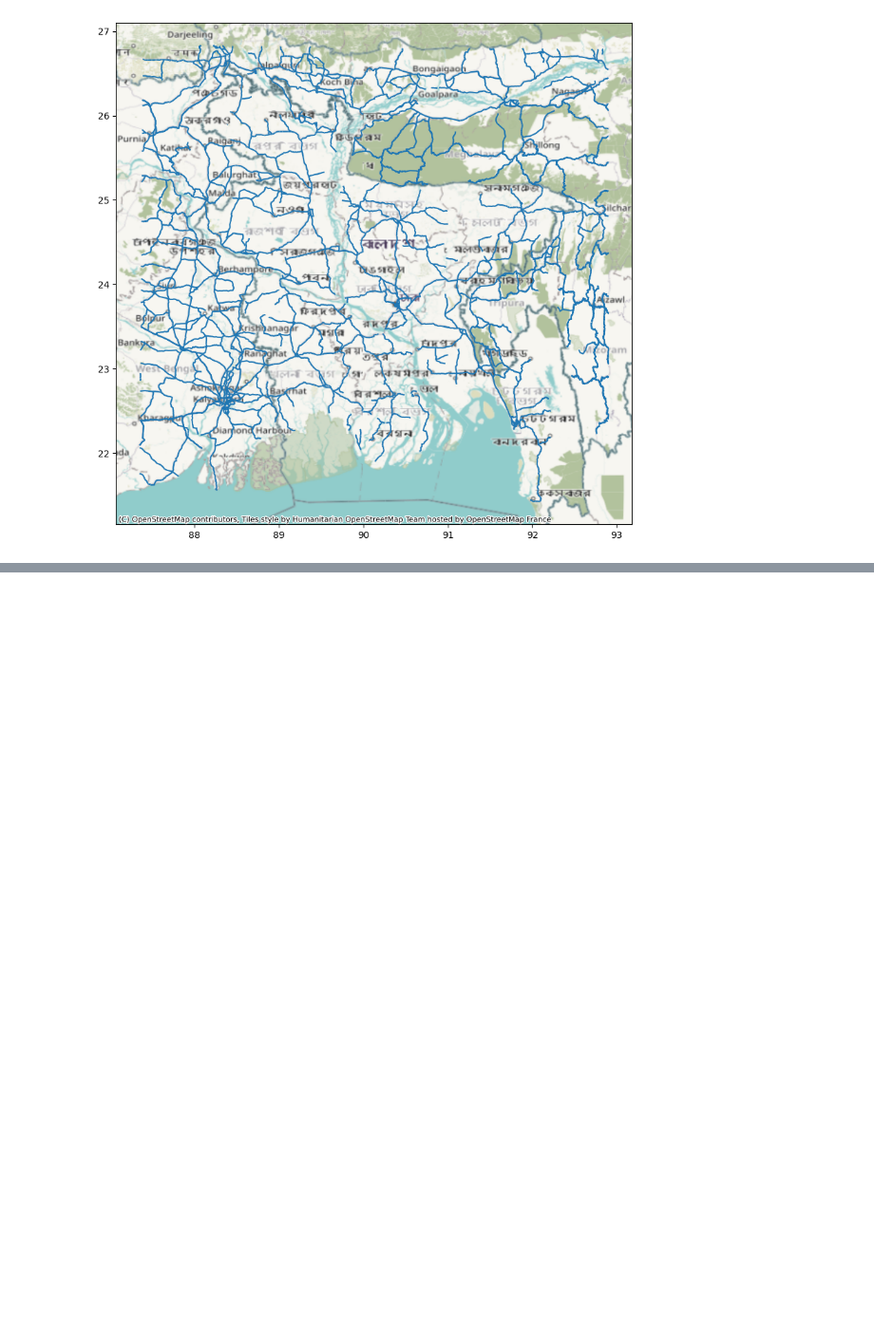
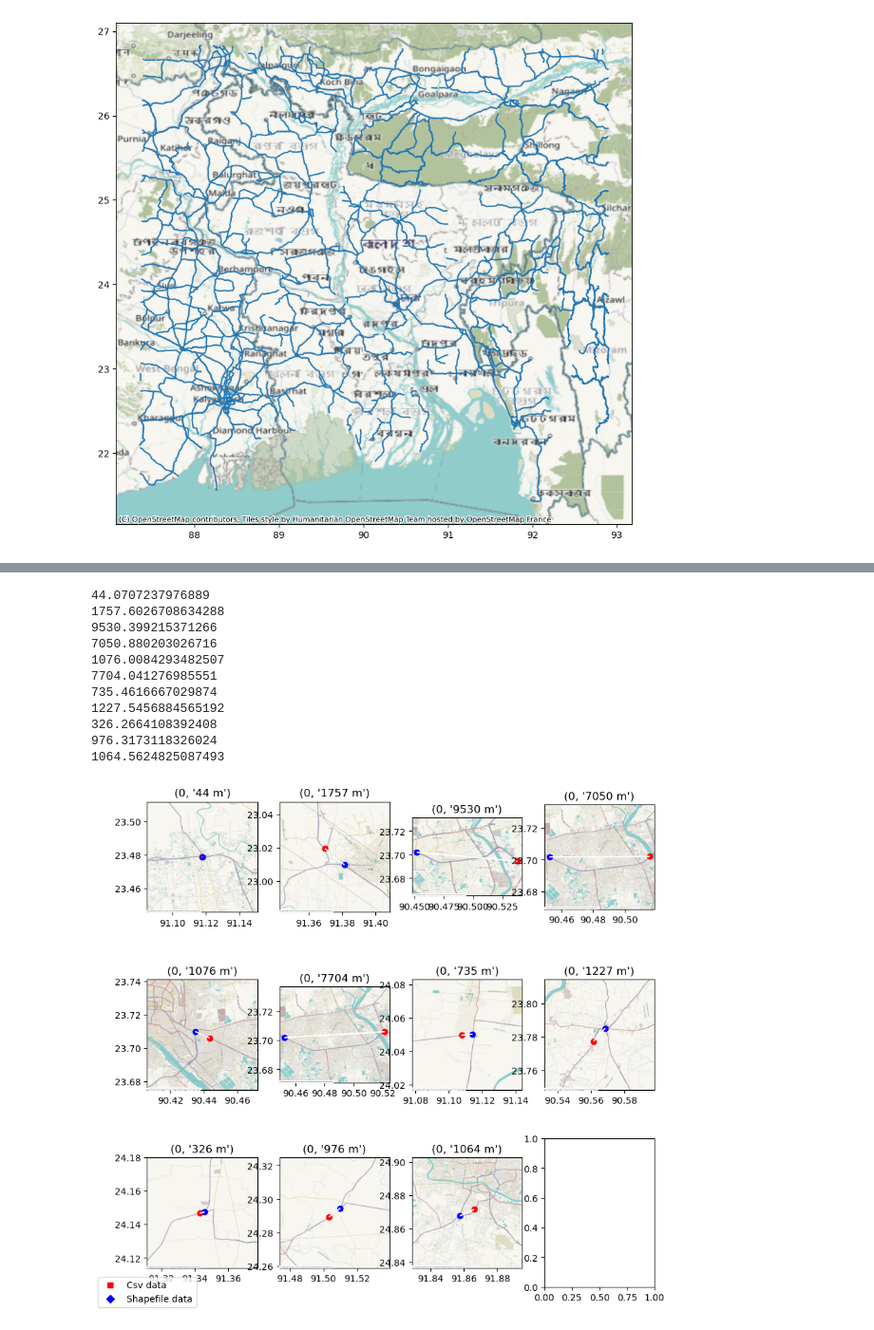
Before and after one commit to mlmoleman/EPA133a-G07-A3, a Jupyter notebook: model/Bonus_assignment.ipynb, the cells around one changed output, grey strips where cells are left out. Shown at 95% size. Drawn from its saved outputs; the diff is of its cells as text; code cells hidden in the pictures; blank space fills up the shorter version.

```diff
--- a/model/Bonus_assignment.ipynb
+++ b/model/Bonus_assignment.ipynb
@@ -60,6 +60,6 @@ df_sections
 # %%
 main_folder_path =os.path.normpath(os.getcwd() + os.sep + os.pardir)
 df_sections = pd.read_csv(main_folder_path + "/data/intersections_BONUS.csv")#pd.read_csv(main_folder_path + "\\data\\intersections_BONUS.csv")
-df_sections["geometry"]=df_sections["0"].apply(wkt.loads)
-df_sections = gpd.GeoDataFrame(df_sections,geometry="geometry", crs="EPSG:4326").drop(columns="0")
+df_sections["geometry"]=df_sections["geometry"].apply(wkt.loads)
+df_sections = gpd.GeoDataFrame(df_sections,geometry="geometry", crs="EPSG:4326")
 # df_sections
@@ -171,27 +243,47 @@ import matplotlib.lines as mlines
 
 transformer = Transformer.from_crs('EPSG:4326', 'EPSG:3857', always_xy=True)
 # %%
-fig,ax=plt.subplots(64,figsize=(10,10))
+fig,ax=plt.subplots(3,4,figsize=(10,10))
 ax =ax.flatten()
 ax_count =0
 dict_length = {}
 orginal = mlines.Line2D([], [], color='red', marker='s', ls='', label='Csv data')
 shapefile = mlines.Line2D([], [], color='blue', marker='D', ls='', label='Shapefile data')
 
 for index, pair in enumerate(final_pair):
     line = LineString([pair[0],pair[1]])
     line_length= sp_ops.transform(transformer.transform ,line).length
     print(line_length)
     gpd.GeoSeries(pair[0],crs="EPSG:4326").plot(ax=ax[index],color="red")
     gpd.GeoSeries(pair[1],crs="EPSG:4326").plot(ax=ax[index],color="blue")
     gpd.GeoSeries(line,crs   ="EPSG:4326").plot(ax=ax[index],color="white")
     gpd.GeoSeries(buffer(line.centroid,0.03),crs   ="EPSG:4326").plot(ax=ax[index],color="pink",alpha=0)
     cx.add_basemap(ax=ax[index],crs="EPSG:4326",attribution_size=0)
     if index == 8:
         ax[index].legend(handles=[orginal, shapefile],loc="lower center",bbox_to_anchor=(0.0, -0.4, 0.0, 0.0))
     ax[index].title.set_text((df_sections["Unnamed: 0"][0],f"{int(line_length)} m"))
     ax_count =ax_count+1
     dict_length[df_sections["Unnamed: 0"][index]]=line_length/1000
 plt.show()
+
+fig,ax=plt.subplots(1,1,figsize=(10,10))
+plt.bar(dict_length.keys(), dict_length.values(), color="red",ax=ax)
+ax.xlabel("Road to which the N1 or N2 connects")
+ax.ylabel("Difference in kilometers")
+ax.title("Difference intersections shapefile and csv", fontsize=14)
+plt.show()
+# %% [output]
+44.0707237976889
+1757.6026708634288
+9530.399215371266
+7050.880203026716
+1076.0084293482507
+7704.041276985551
+735.4616667029874
+1227.5456884565192
+326.2664108392408
+976.3173118326024
+1064.5624825087493
+[figure, added]
 # %%
 dict_length
```
Also changed, not shown: parts of 13 cells of this notebook, 5 other files.
